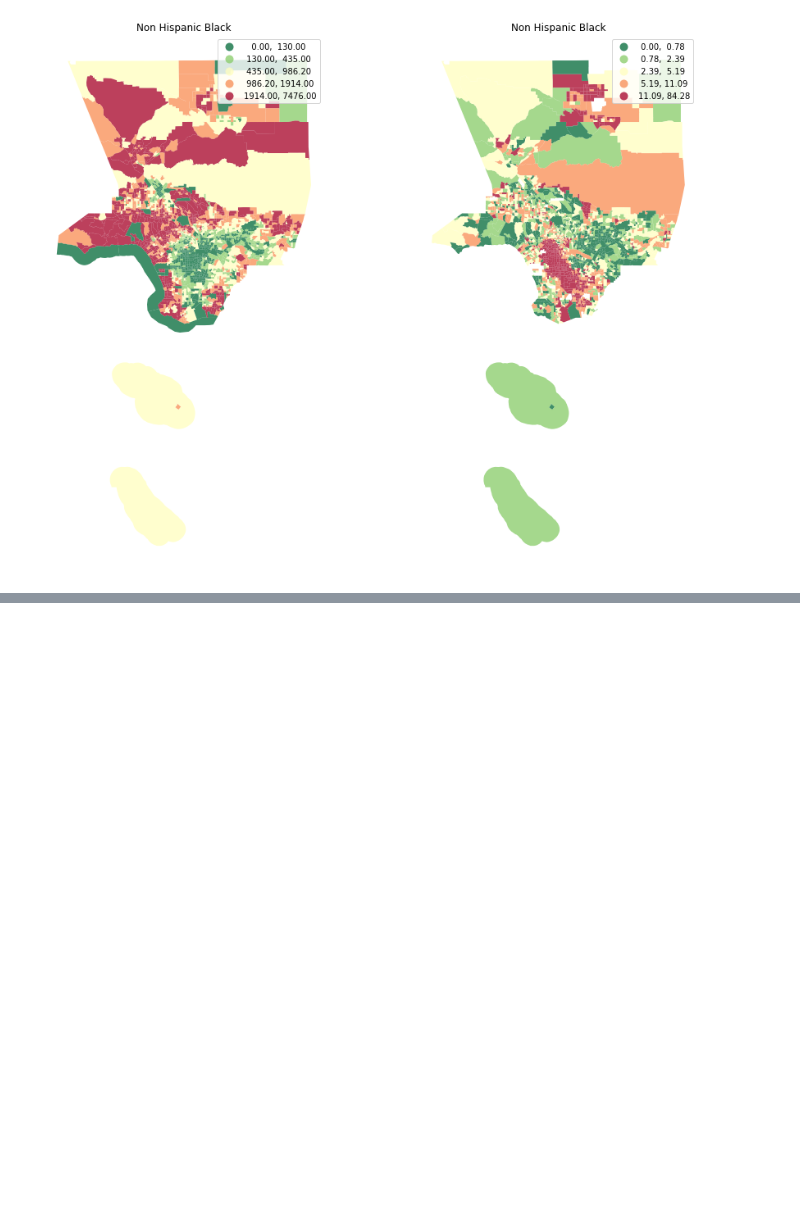
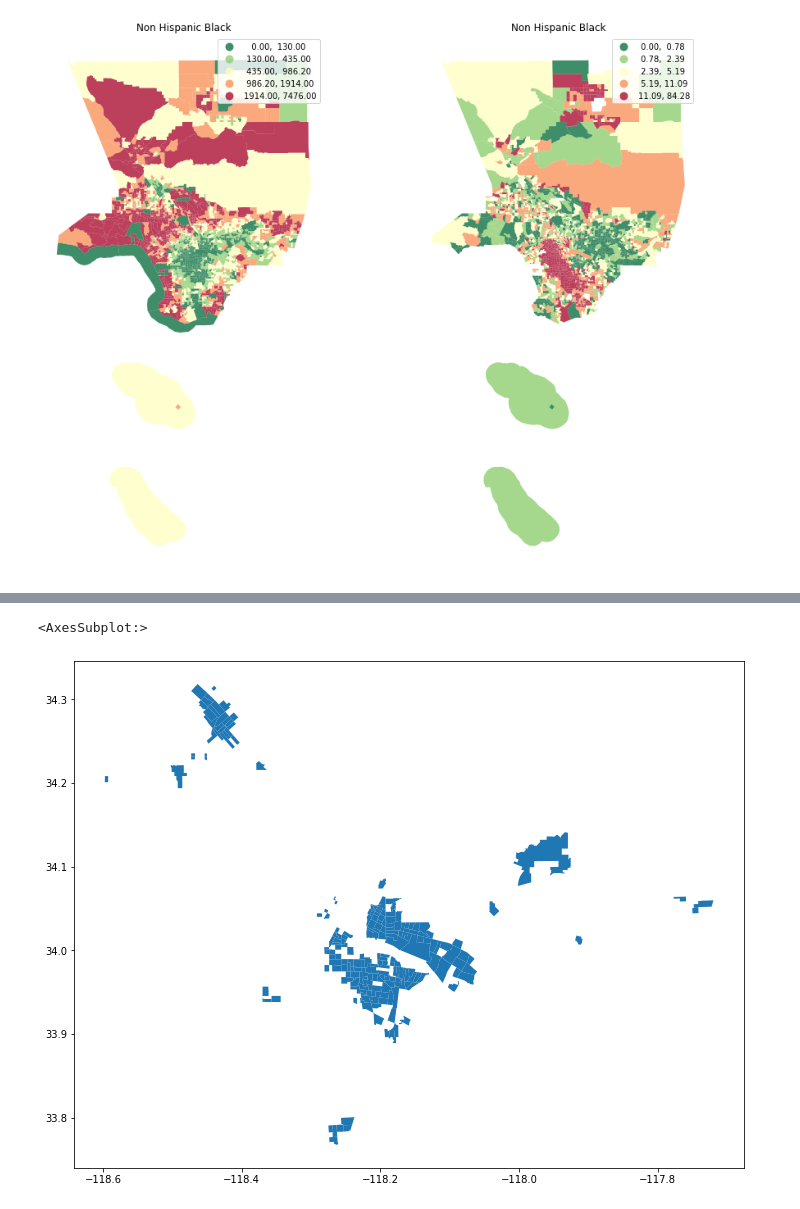
Before and after one commit to Rishiraj-singh7/Census-Data-Mapping, a Jupyter notebook: main.ipynb, the cells around one changed output, grey strips where cells are left out. Cells and saved outputs as stored; diff of their text form; code cells hidden in the pictures; blank space fills up the shorter version.

```diff
--- a/main.ipynb
+++ b/main.ipynb
@@ -594,0 +615,5 @@ Text(0.5, 1.0, 'Non Hispanic Black')
+# %%
+gdf[gdf['Percent Hispanic'] > 90].plot(figsize=(12,10))
+# %% [output]
+<AxesSubplot:>
+[figure, added]
```
Also changed, not shown: parts of 9 cells of this notebook.
